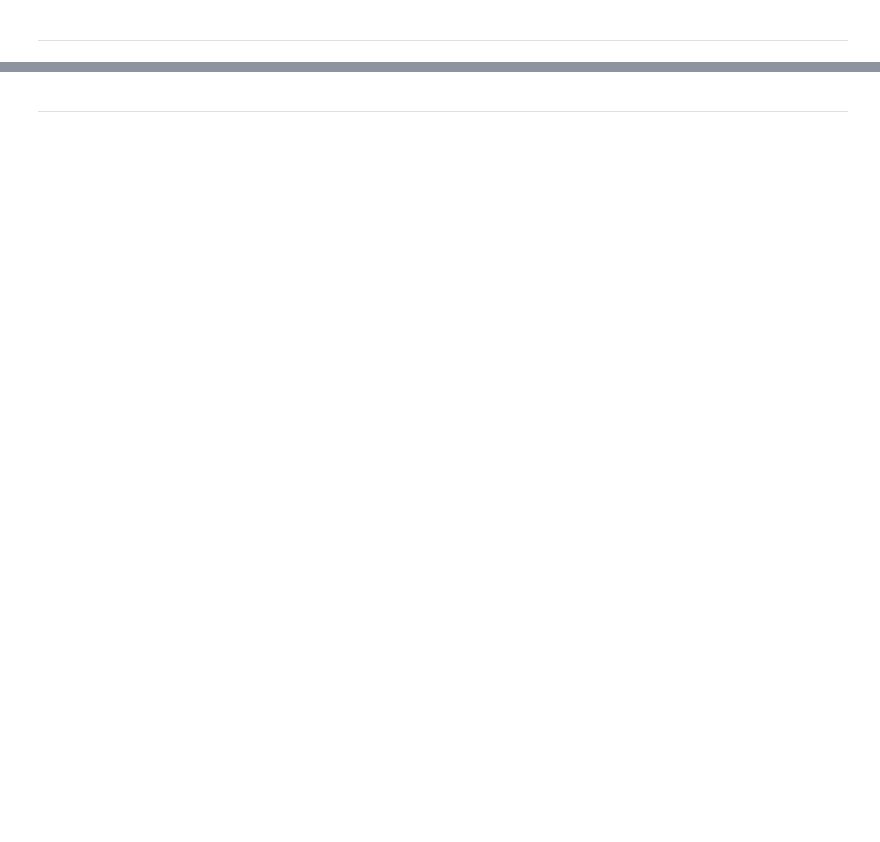
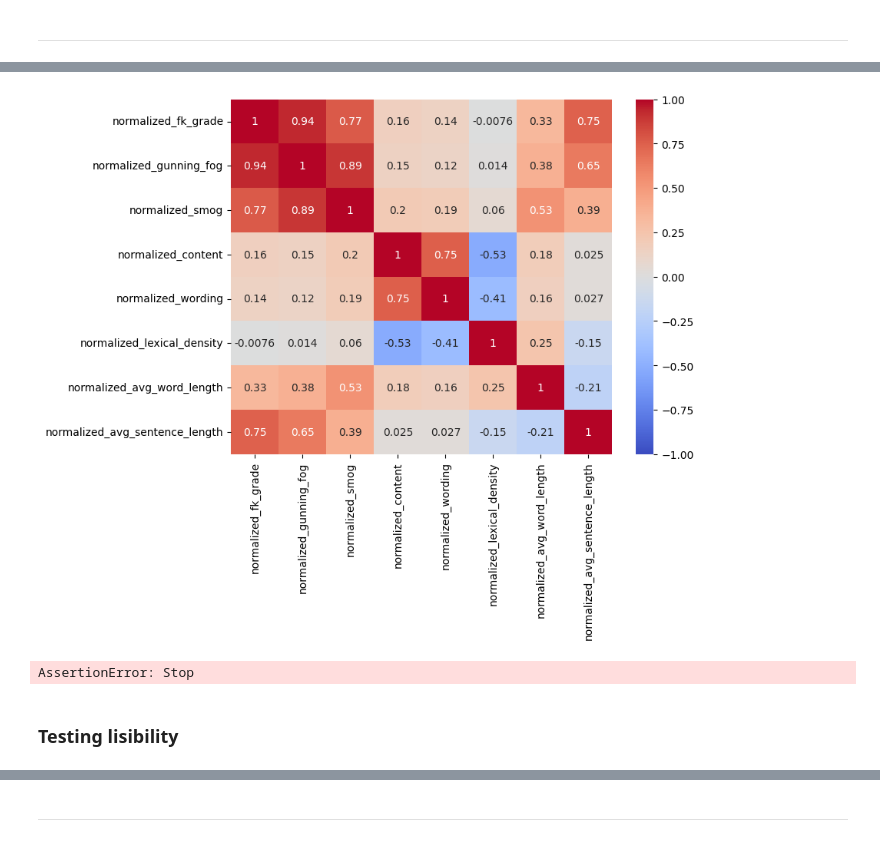
Before and after one commit to thibaud-perrin/commonlit-evaluate-student-summaries, a Jupyter notebook: Generate_Dataset.ipynb, the cells around one changed output, grey strips where cells are left out. Drawn from its saved outputs; the diff is of its cells as text; code cells hidden in the pictures; blank space fills up the shorter version.

```diff
--- a/Generate_Dataset.ipynb
+++ b/Generate_Dataset.ipynb
@@ -348,0 +364,27 @@ avg_sentence_length:  3.111111111111111 129.0
+# %%
+corr_df = preprocess_summaries_train[[
+    'normalized_fk_grade',
+    'normalized_gunning_fog',
+    'normalized_smog',
+    'normalized_content',
+    'normalized_wording',
+    'normalized_lexical_density',
+    'normalized_avg_word_length',
+    'normalized_avg_sentence_length',
+]]
+# Compute the correlation matrix
+correlation_matrix = corr_df.corr()
+# Plot the heatmap
+plt.figure(figsize=(8, 6))
+sns.heatmap(correlation_matrix, annot=True, cmap="coolwarm", vmin=-1, vmax=1)
+
+# Show the plot
+plt.show()
+# %% [output]
+[figure, added]
+# %%
+assert "a" == "b", "Stop"
+# %% [output]
+AssertionError: Stop
+# %% [markdown]
+### Testing lisibility
```
Also changed, not shown: parts of 16 cells of this notebook, 5 other files.
